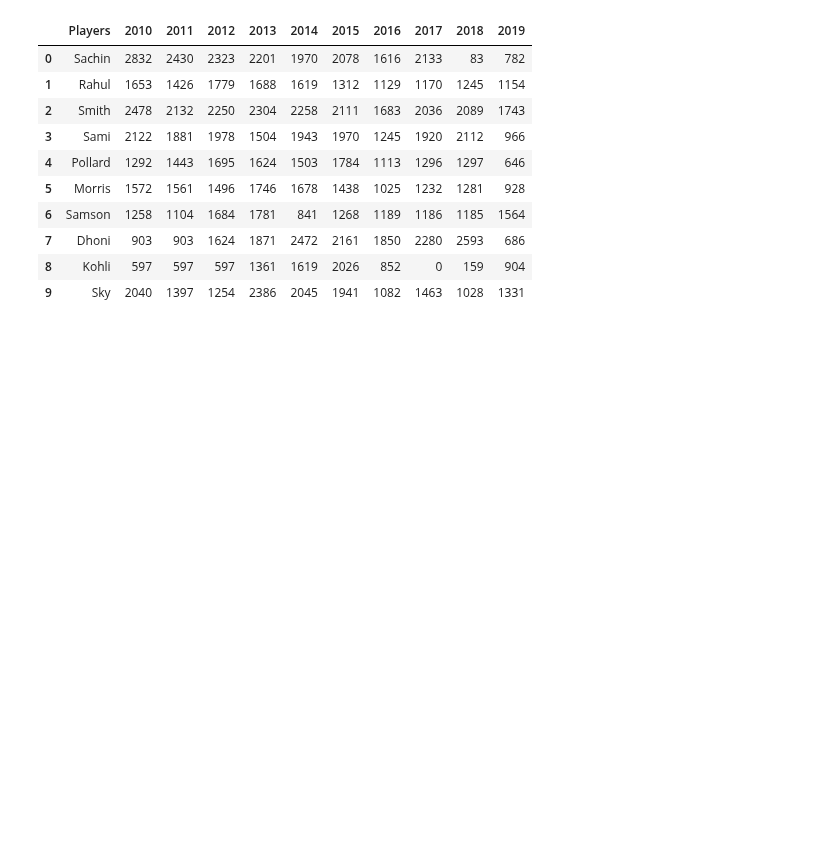
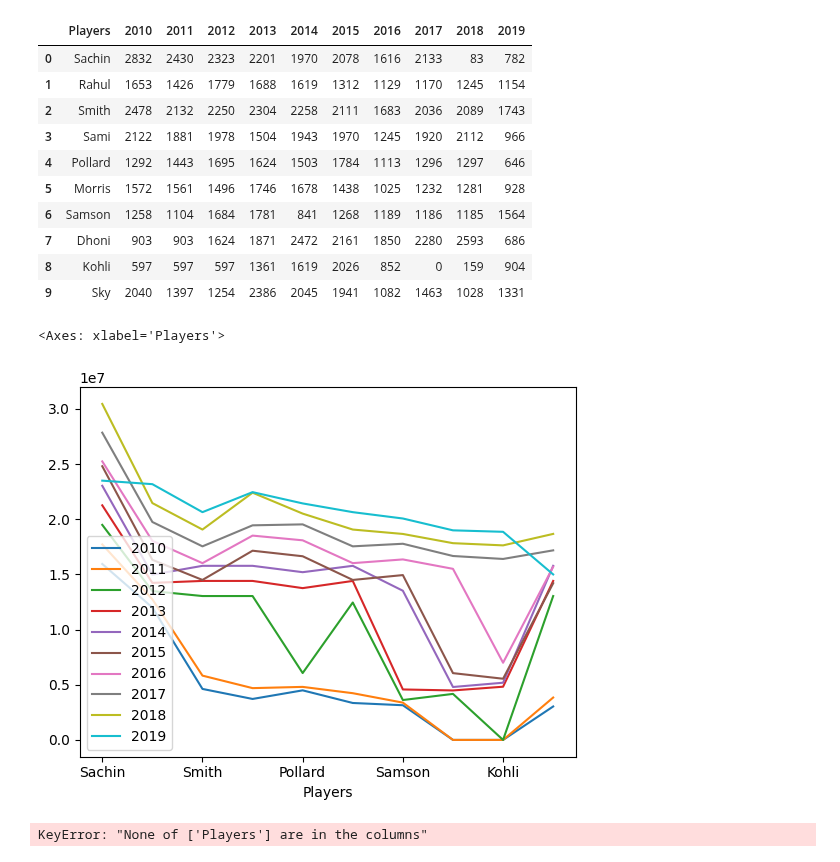
Before and after one commit to corpsedust/NareshIT, a Jupyter notebook: Self-practice(Tasks and IQ stuff)/IPL_DataAnalysis.ipynb, the cells around one changed output. Saved outputs shown, nothing was run; the diff lists cells and outputs as text; code cells hidden in the pictures; blank space fills up the shorter version.

```diff
--- a/Self-practice(Tasks and IQ stuff)/IPL_DataAnalysis.ipynb
+++ b/Self-practice(Tasks and IQ stuff)/IPL_DataAnalysis.ipynb
@@ -213,3 +203,14 @@ df3
 | 7 | Dhoni | 903 | 903 | 1624 | 1871 | 2472 | 2161 | 1850 | 2280 | 2593 | 686 |
 | 8 | Kohli | 597 | 597 | 597 | 1361 | 1619 | 2026 | 852 | 0 | 159 | 904 |
 | 9 | Sky | 2040 | 1397 | 1254 | 2386 | 2045 | 1941 | 1082 | 1463 | 1028 | 1331 |
+# %%
+import matplotlib.pyplot as plt
+df.plot()
+# %% [output]
+<Axes: xlabel='Players'>
+[figure, added]
+# %%
+# df.iloc('Sachin')
+df.set_index("Players", inplace = True)
+# %% [output]
+KeyError: "None of ['Players'] are in the columns"
```
Also changed, not shown: parts of 13 cells of this notebook.
